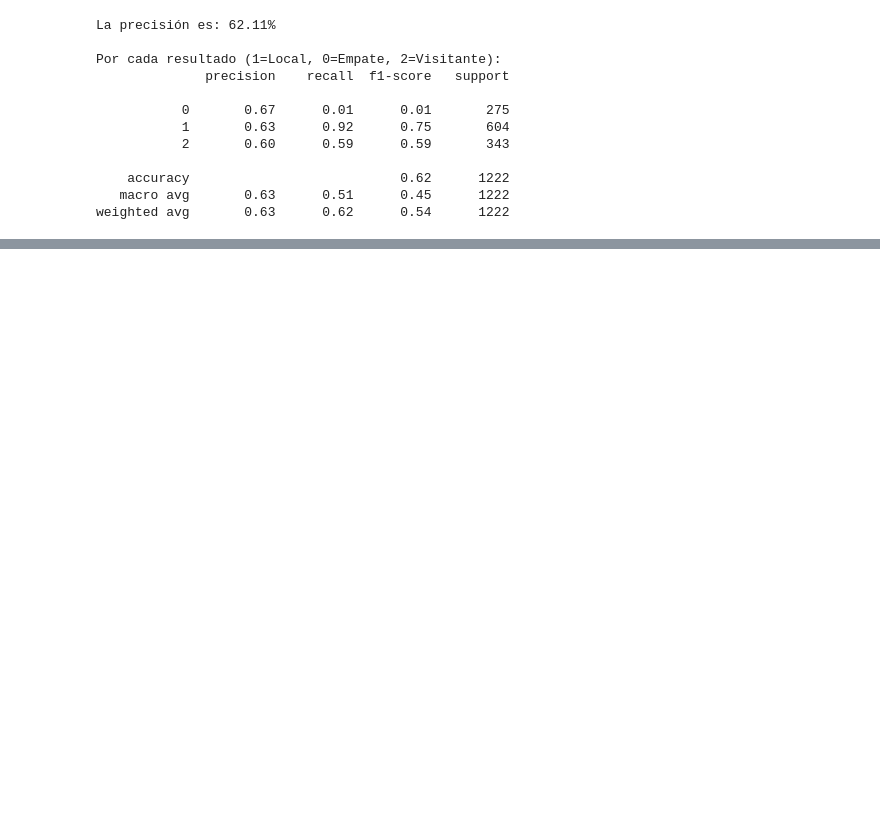
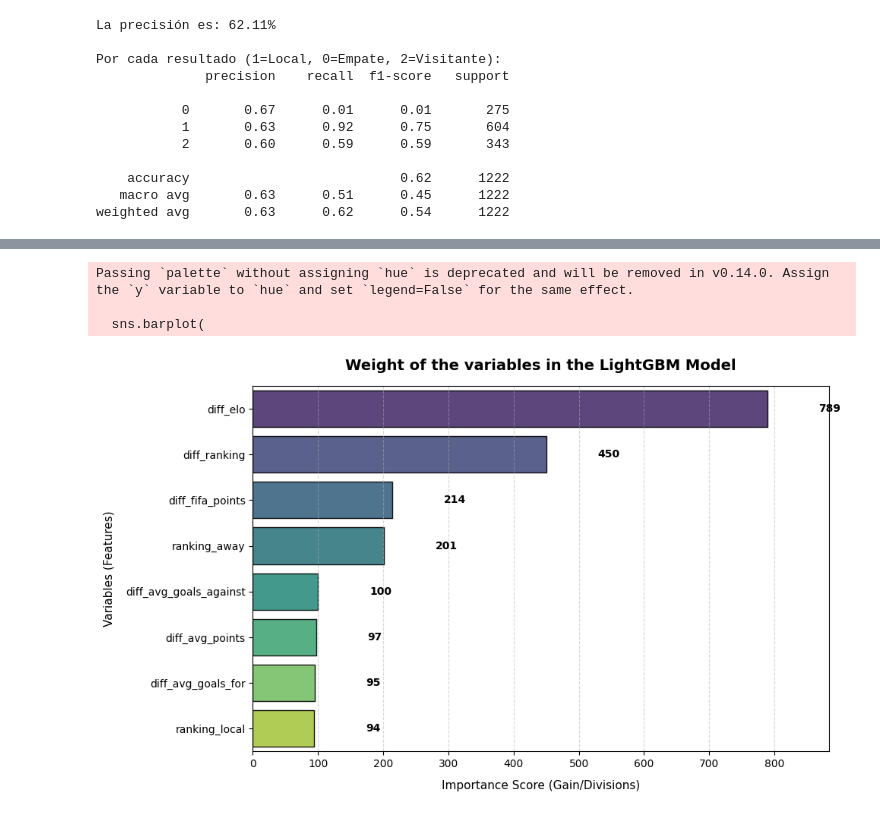
Before and after one commit to nandogm-999/predictor_partidos, a Jupyter notebook: 1.2_prueba.ipynb, the cells around one changed output, grey strips where cells are left out. Drawn from its saved outputs; the diff is of its cells as text; code cells hidden in the pictures; blank space fills up the shorter version.

```diff
--- a/1.2_prueba.ipynb
+++ b/1.2_prueba.ipynb
@@ -196,0 +204,58 @@ print(df_ranking_modelos.to_string(index=False))
+# %%
+import matplotlib.pyplot as plt
+import seaborn as sns
+
+# 1. Asegurar que el modelo LightGBM esté entrenado
+best_model = models["LightGBM"]
+best_model.fit(X_train, y_train)
+
+# 2. Extraer la importancia de las variables
+importancias = best_model.feature_importances_
+
+# 3. Crear un DataFrame para ordenar y manipular los datos fácilmente
+df_importancia = pd.DataFrame({
+    'Variable': features,
+    'Weight': importancias
+}).sort_values(by='Weight', ascending=False)
+
+# --- DISEÑO DEL GRÁFICO EN MATPLOTLIB / SEABORN ---
+plt.figure(figsize=(10, 6))
+
+# Dibujar gráfico de barras horizontal
+sns.barplot(
+    x='Weight',
+    y='Variable',
+    data=df_importancia,
+    palette='viridis', # Degradado de color elegante
+    edgecolor='black',
+    alpha=0.9
+)
+
+# Añadir las etiquetas con el valor numérico exacto al final de cada barra
+for index, value in enumerate(df_importancia['Weight']):
+    plt.text(
+        value + (max(importancias) * 0.1), # Pequeño margen a la derecha de la barra
+        index,
+        f'{value}',
+        va='center',
+        fontsize=10,
+        fontweight='bold'
+    )
+
+# Configuración de textos y etiquetas
+plt.title('Weight of the variables in the LightGBM Model', fontsize=14, fontweight='bold', pad=15)
+plt.xlabel('Importance Score (Gain/Divisions)', fontsize=11, labelpad=10)
+plt.ylabel('Variables (Features)', fontsize=11, labelpad=10)
+
+# Ajustes visuales de las líneas de cuadrícula
+plt.grid(axis='x', linestyle='--', alpha=0.5)
+plt.xlim(0, max(importancias) * 1.12) # Damos margen a la derecha para que no se corten los números
+
+# Mostrar y ajustar el diseño
+plt.tight_layout()
+plt.show()
+# %% [output]
+Passing `palette` without assigning `hue` is deprecated and will be removed in v0.14.0. Assign the `y` variable to `hue` and set `legend=False` for the same effect.
+
+  sns.barplot(
+[figure, added]
```
Also changed, not shown: parts of 2 cells of this notebook.
